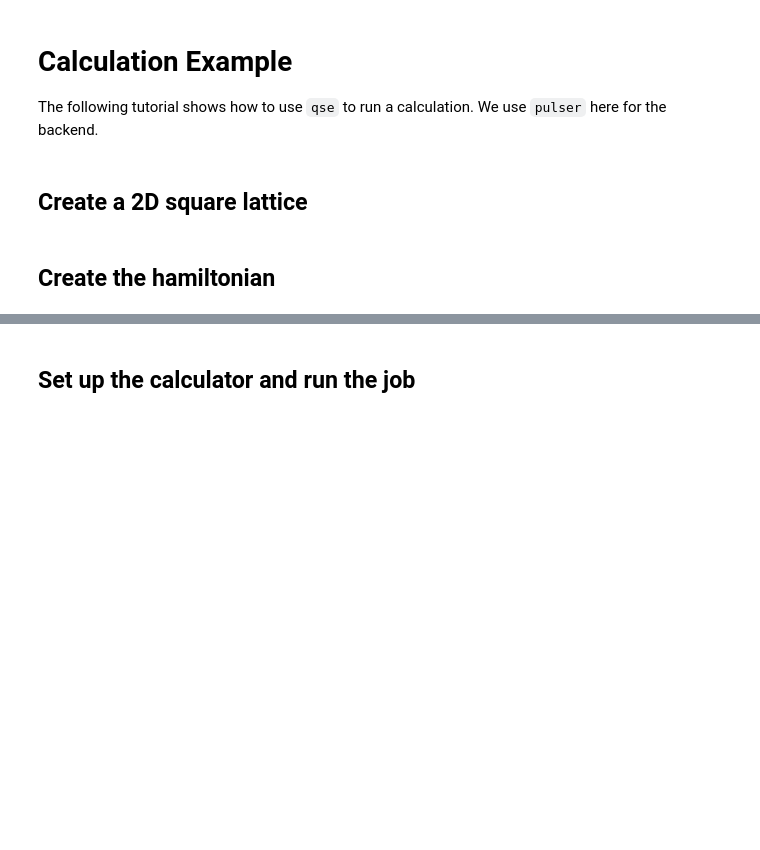
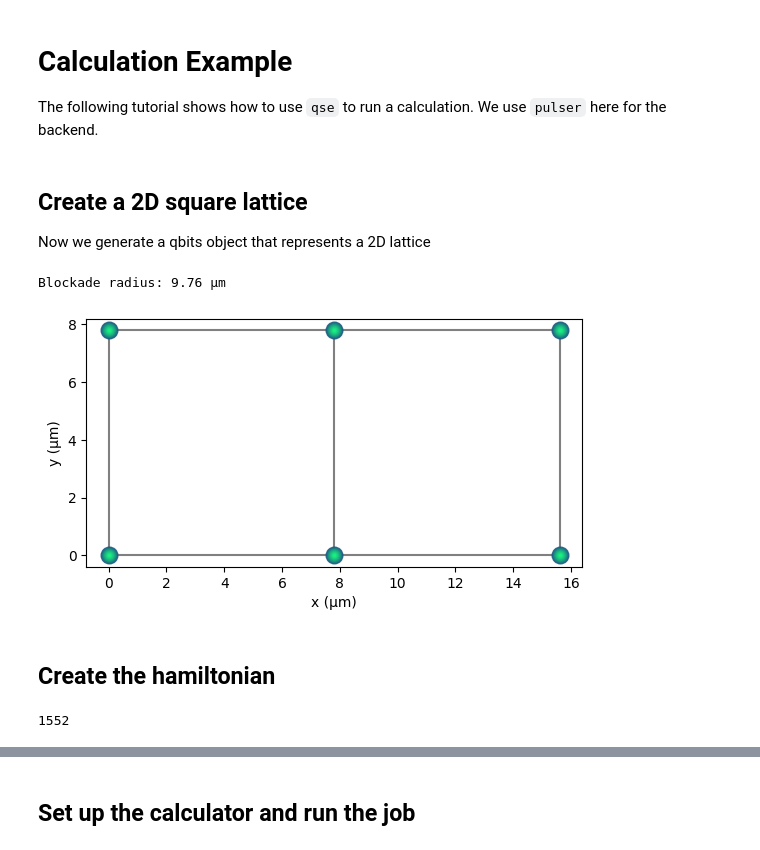
Before and after one commit to ICHEC/qse, a Jupyter notebook: docs/source/tutorials/pulser-calc-example.ipynb, the cells around one changed output, grey strips where cells are left out. Saved outputs shown, nothing was run; the diff lists cells and outputs as text; code cells hidden in the pictures; blank space fills up the shorter version.

```diff
--- a/docs/source/tutorials/pulser-calc-example.ipynb
+++ b/docs/source/tutorials/pulser-calc-example.ipynb
@@ -10,20 +10,35 @@ import qse
 import pulser
 # %% [markdown]
 ## Create a 2D square lattice
+
+Now we generate a qbits object that represents a 2D lattice
 # %%
 omega_max = 2.0 * 2 * np.pi  # rad/µs
 rabi_frequency = omega_max / 2.0  # rad/µs
 
-# Now we generate the qbits object that represents a 2D lattice.
 # Keeping the lattice spacing a bit below the blockade radius keeps
 # the nearest neighbours antiferromagnetic.
-blockade_radius = pulser.devices.MockDevice.rydberg_blockade_radius(
-    rabi_frequency
-)  # in µm
+blockade_radius = qse.calc.blockade_radius(rabi_frequency, pulser.devices.MockDevice.interaction_coeff)
+print(f"Blockade radius: {blockade_radius:.2f} µm")
+
 q2d = qse.lattices.square(
     lattice_spacing=0.8 * blockade_radius, repeats_x=3, repeats_y=2
 )
 
 q2d.draw(radius="nearest", units="µm")
+# %% [output]
+Blockade radius: 9.76 µm
+[figure, added]
 # %% [markdown]
 ## Create the hamiltonian
+# %%
+delta_0 = -6 * rabi_frequency  # ns
+delta_f = 2 * rabi_frequency  # ns
+
+t_rise = 252  # ns
+t_fall = 500  # ns
+t_sweep = int((delta_f - delta_0) / (2 * np.pi * 10) * 1000)  # ns
+t_total = t_rise + t_sweep + t_fall
+print(t_total)
+# %% [output]
+1552
```
Also changed, not shown: parts of 9 cells of this notebook, 4 other files.
